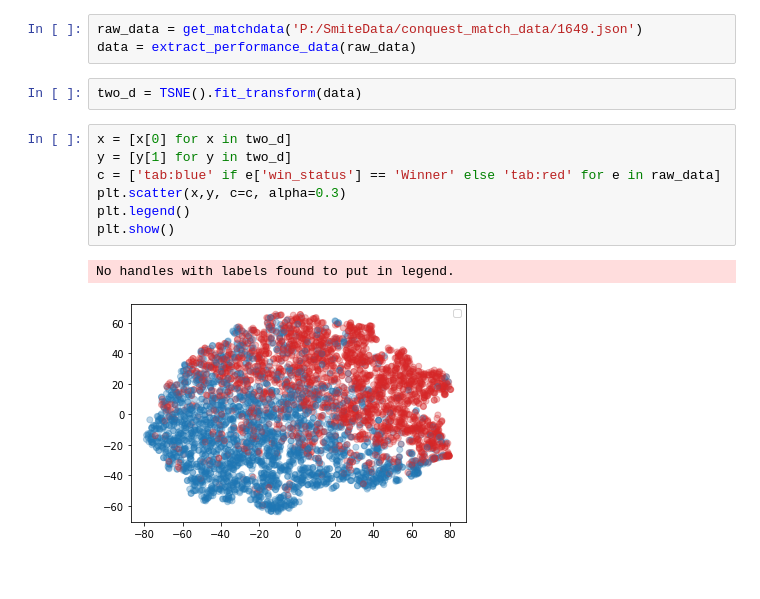
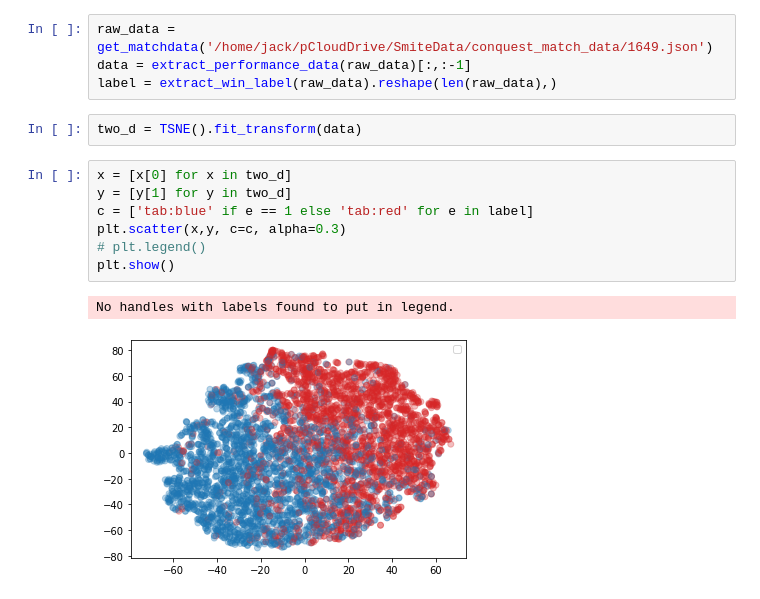
Before and after one commit to JackStillwell/SmiteBuilder, a Jupyter notebook: methodology.ipynb, the cells around one changed output. Saved outputs shown, nothing was run; the diff lists cells and outputs as text.

```diff
--- a/methodology.ipynb
+++ b/methodology.ipynb
@@ -4,16 +6,17 @@ from sklearn.manifold import TSNE
 import matplotlib.pyplot as plt
 # %%
-raw_data = get_matchdata('P:/SmiteData/conquest_match_data/1649.json')
-data = extract_performance_data(raw_data)
+raw_data = get_matchdata('/home/jack/pCloudDrive/SmiteData/conquest_match_data/1649.json')
+data = extract_performance_data(raw_data)[:,:-1]
+label = extract_win_label(raw_data).reshape(len(raw_data),)
 # %%
 two_d = TSNE().fit_transform(data)
 # %%
 x = [x[0] for x in two_d]
 y = [y[1] for y in two_d]
-c = ['tab:blue' if e['win_status'] == 'Winner' else 'tab:red' for e in raw_data]
+c = ['tab:blue' if e == 1 else 'tab:red' for e in label]
 plt.scatter(x,y, c=c, alpha=0.3)
-plt.legend()
+# plt.legend()
 plt.show()
 # %% [output]
 No handles with labels found to put in legend.
-[figure, old version]
+[figure, new version]
```
Also changed, not shown: parts of 9 cells of this notebook.
